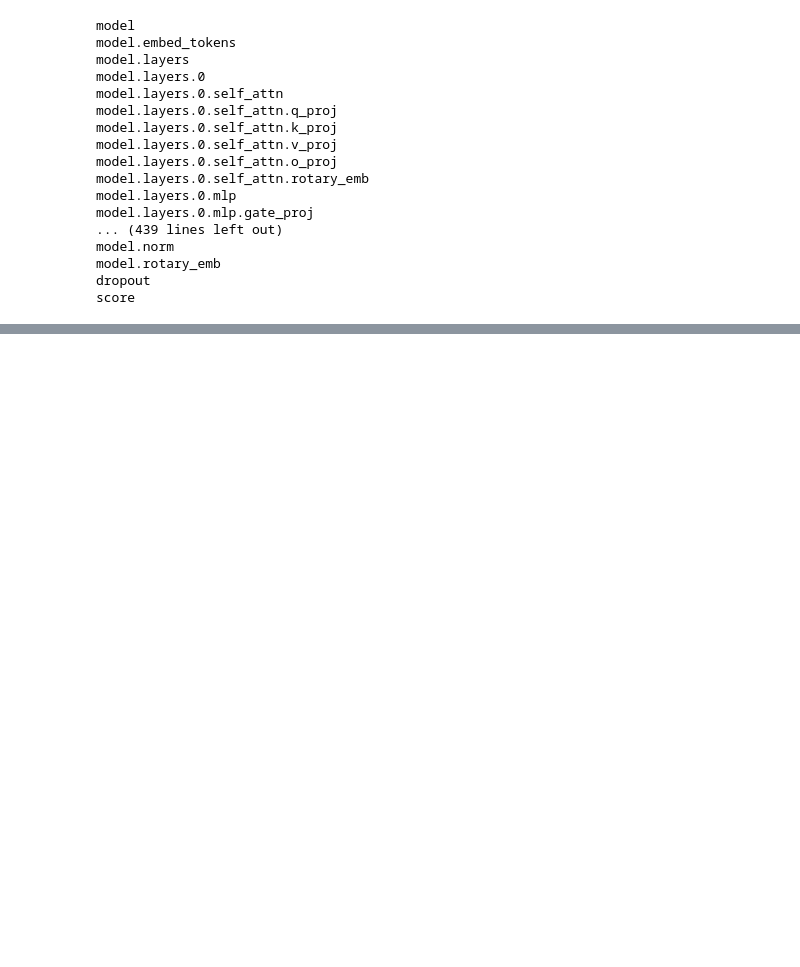
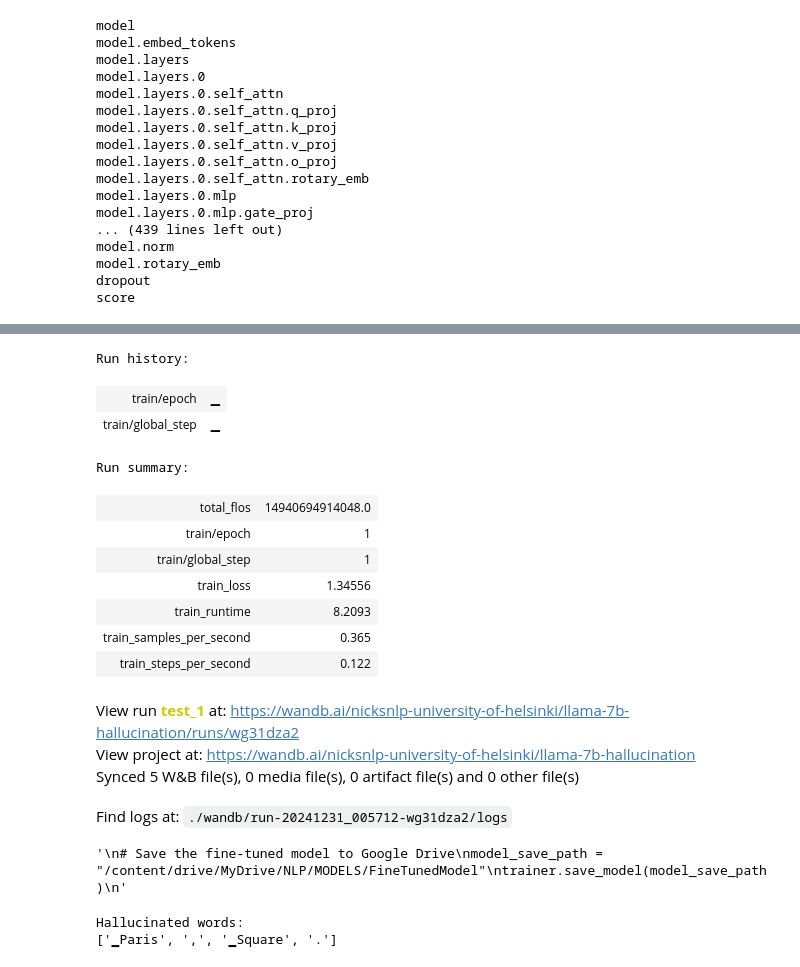
Before and after one commit to nicksnlp/LLM-course-2024_Nick, a Jupyter notebook: week-4/Fine-tune_llama.ipynb, the cells around one changed output, grey strips where cells are left out. Cells and saved outputs as stored; diff of their text form; code cells hidden in the pictures; blank space fills up the shorter version.

```diff
--- a/week-4/Fine-tune_llama.ipynb
+++ b/week-4/Fine-tune_llama.ipynb
@@ -281,6 +282,7 @@ trainer = SFTTrainer(
     processing_class=tokenizer,
     args=training_arguments,
     #packing=False
+    data_collator=data_collator, # Use the data collator here
 )
 # %%
 
@@ -298,3 +304,5 @@ model.eval()
 # Save the fine-tuned model to Google Drive
 model_save_path = "/content/drive/MyDrive/NLP/MODELS/FineTunedModel"
 trainer.save_model(model_save_path)
+"""
+# %% [output]
@@ -301,3 +310,19 @@ trainer.save_model(model_save_path)
+Run history:
+| train/epoch | ▁ |
+| train/global_step | ▁ |
+Run summary:
+| total_flos | 14940694914048.0 |
+| train/epoch | 1 |
+| train/global_step | 1 |
+| train_loss | 1.34556 |
+| train_runtime | 8.2093 |
+| train_samples_per_second | 0.365 |
+| train_steps_per_second | 0.122 |
+View run test_1 at: https://wandb.ai/nicksnlp-university-of-helsinki/llama-7b-hallucination/runs/wg31dza2
+View project at: https://wandb.ai/nicksnlp-university-of-helsinki/llama-7b-hallucination
+Synced 5 W&B file(s), 0 media file(s), 0 artifact file(s) and 0 other file(s)
+Find logs at: ./wandb/run-20241231_005712-wg31dza2/logs
+'\n# Save the fine-tuned model to Google Drive\nmodel_save_path = "/content/drive/MyDrive/NLP/MODELS/FineTunedModel"\ntrainer.save_model(model_save_path)\n'
 # %%
 
 # Inference: Using the Fine-Tuned Model for Inference
@@ -326,12 +354,15 @@ def infer_with_model(input_text):
 # %%
 
 # Example usage of the inference function
-input_text = "The Eiffel Tower is located in Berlin, Germany."
+input_text = "Paris is in Finland, Senate Square."
 hallucinated_words = infer_with_model(input_text)
 
 # Print the list of hallucinated words
 print("Hallucinated words:")
 print(hallucinated_words)
+# %% [output]
+Hallucinated words:
+['▁Paris', ',', '▁Square', '.']
 # %%
 ## NEXT MERGE AND PUSH MODEL
 # %%
```
Also changed, not shown: parts of 7 cells of this notebook.
